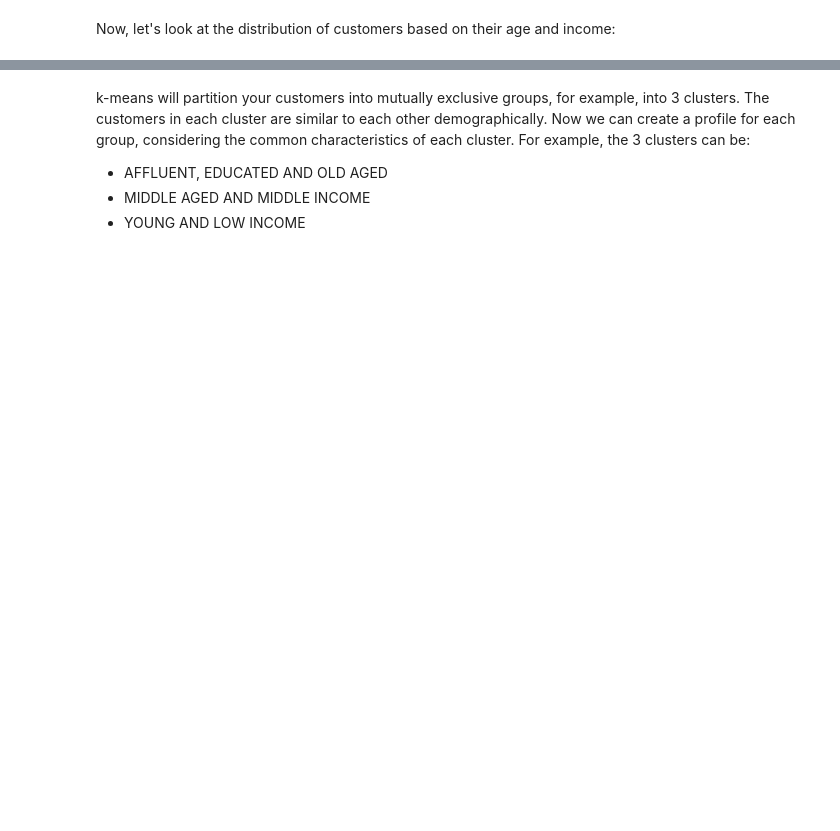
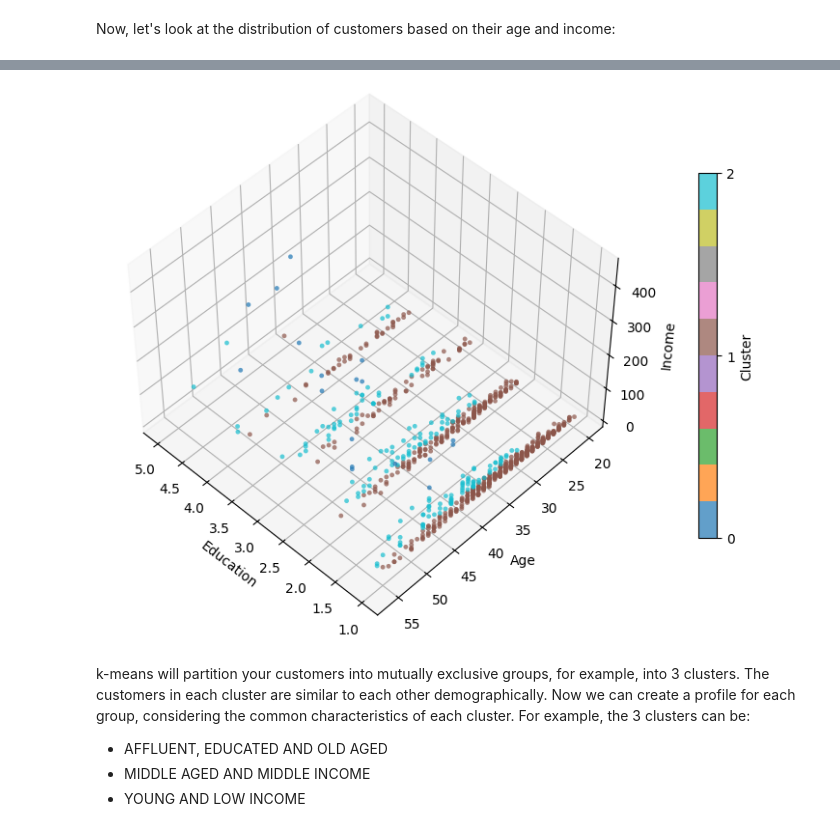
Before and after one commit to rberbenkova/lab-k-means-clustering, a Jupyter notebook: lab-k-means-clustering.ipynb, the cells around one changed output, grey strips where cells are left out. Cells and saved outputs as stored; diff of their text form; code cells hidden in the pictures; blank space fills up the shorter version.

```diff
--- a/lab-k-means-clustering.ipynb
+++ b/lab-k-means-clustering.ipynb
@@ -334,3 +744,44 @@ ax.scatter(X[:, 1], X[:, 0], X[:, 3], c= labels.astype(np.float))
+# %%
+import numpy as np
+import matplotlib.pyplot as plt
+
+# Make sure labels are integers (0..k-1)
+labels_int = np.asarray(labels, dtype=int)
+
+fig = plt.figure(figsize=(8, 6))
+ax = fig.add_subplot(111, projection="3d")
+
+# Camera/view
+ax.view_init(elev=48, azim=134)
+
+# Axes labels (match your feature order)
+ax.set_xlabel('Education')   # X axis uses X[:, 1]
+ax.set_ylabel('Age')         # Y axis uses X[:, 0]
+ax.set_zlabel('Income')      # Z axis uses X[:, 3]
+
+sc = ax.scatter(
+    X[:, 1], X[:, 0], X[:, 3],
+    c=labels,
+    cmap='tab10',
+    s=12,
+    alpha=0.7,
+    edgecolors='none',     # faster than outlining every point
+    depthshade=False,      # cheaper for 3D
+    rasterized=True,       # render points as a bitmap for speed
+)
+# You can also skip the colorbar if still slow:
+# plt.colorbar(sc, ax=ax, pad=0.1, shrink=0.7)
+
+# Optional legend via colorbar with tick labels = cluster IDs
+cbar = plt.colorbar(sc, ax=ax, pad=0.1, shrink=0.7, ticks=np.unique(labels_int))
+cbar.set_label('Cluster')
+
+# plt.tight_layout()
+# Avoid tight_layout (slow); use a small padding instead
+plt.subplots_adjust(left=0.05, right=0.98, bottom=0.05, top=0.95)
+plt.show()
+# %% [output]
+[figure, added]
 # %% [markdown]
 k-means will partition your customers into mutually exclusive groups, for example, into 3 clusters. The customers in each cluster are similar to each other demographically.
 Now we can create a profile for each group, considering the common characteristics of each cluster.
```
Also changed, not shown: parts of 35 cells of this notebook.
